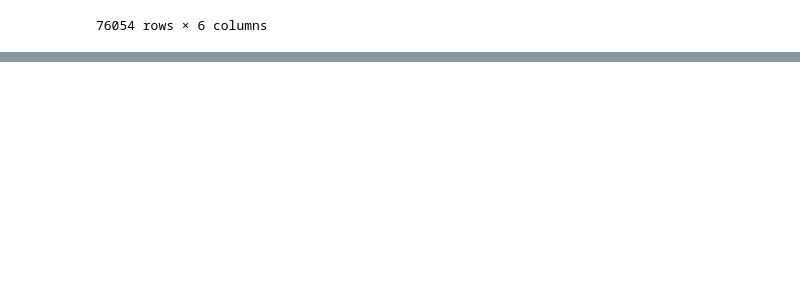
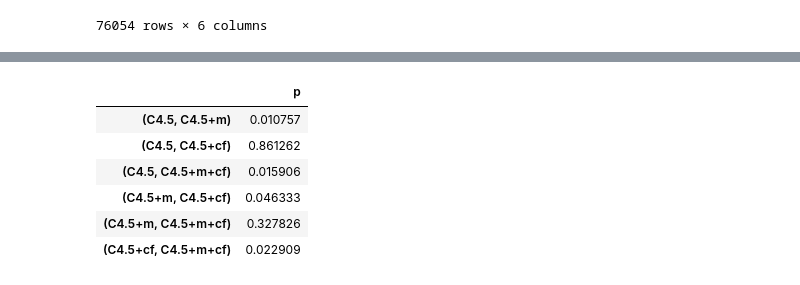
Before and after one commit to kcostya/mipt, a Jupyter notebook: stats-for-data-analysis/week-3-regularities/notebooks/stat.multiple_hypothesis_testing.ipynb, the cells around one changed output, grey strips where cells are left out. Cells and saved outputs as stored; diff of their text form; code cells hidden in the pictures; blank space fills up the shorter version.

```diff
--- a/stats-for-data-analysis/week-3-regularities/notebooks/stat.multiple_hypothesis_testing.ipynb
+++ b/stats-for-data-analysis/week-3-regularities/notebooks/stat.multiple_hypothesis_testing.ipynb
@@ -185,0 +224,10 @@ sales_correlation[sales_correlation.reject == True].sort_values(by='corr', ascen
+# %%
+table
+# %% [output]
+|  | p |
+| (C4.5, C4.5+m) | 0.010757 |
+| (C4.5, C4.5+cf) | 0.861262 |
+| (C4.5, C4.5+m+cf) | 0.015906 |
+| (C4.5+m, C4.5+cf) | 0.046333 |
+| (C4.5+m, C4.5+m+cf) | 0.327826 |
+| (C4.5+cf, C4.5+m+cf) | 0.022909 |
```
Also changed, not shown: parts of 15 cells of this notebook, 2 other files.
